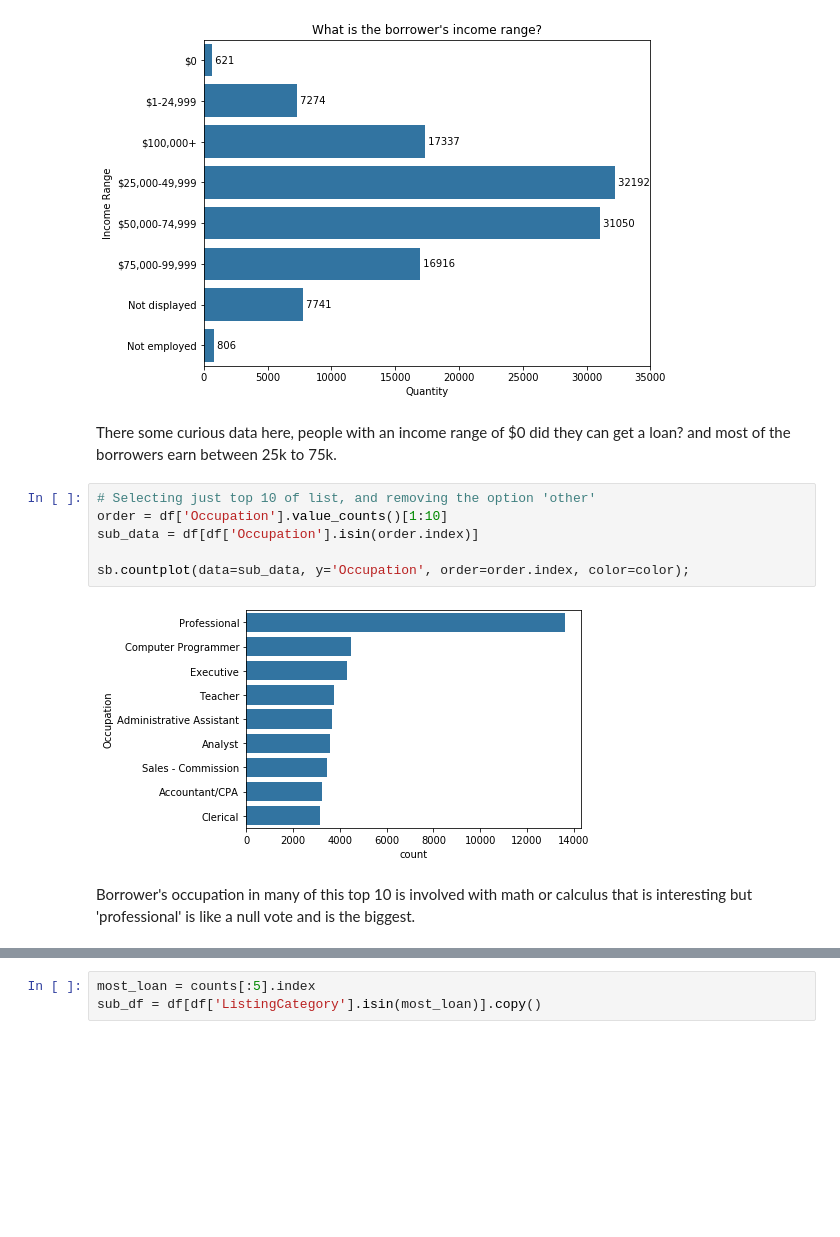
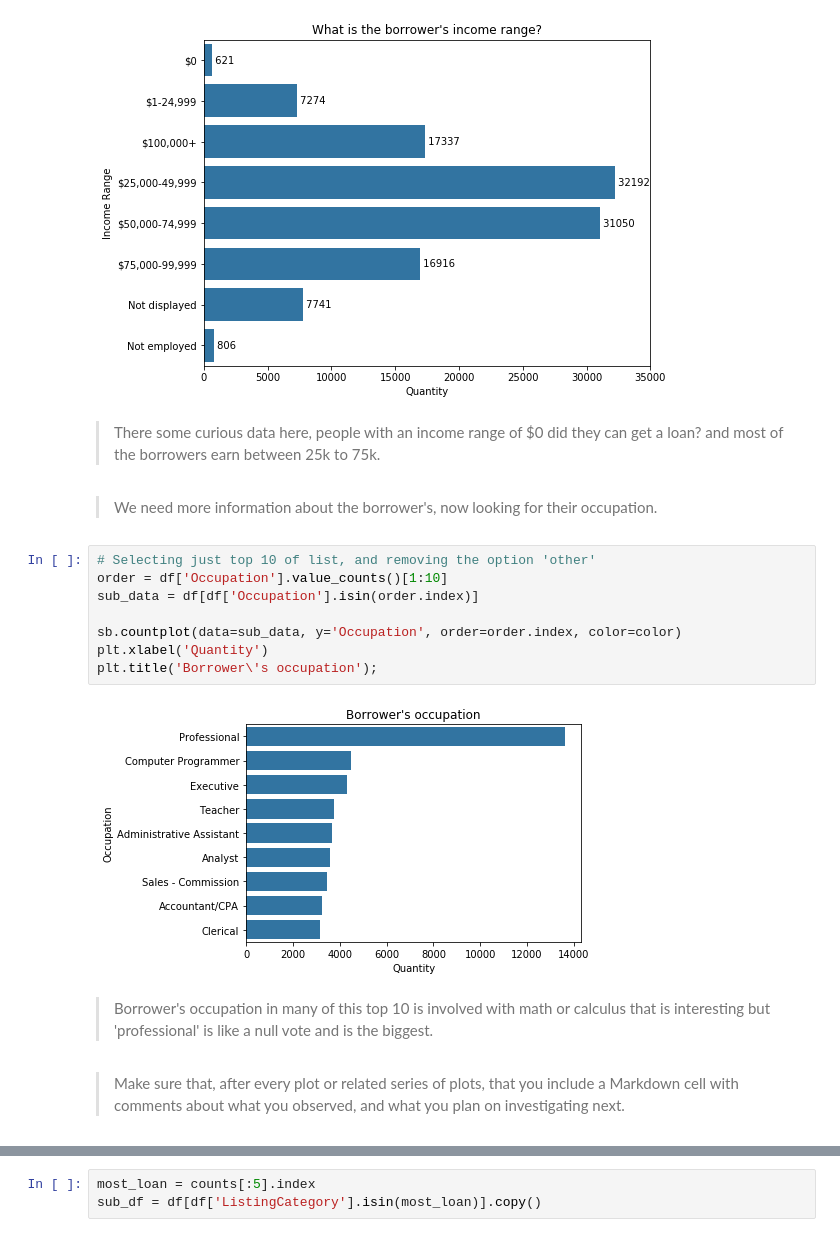
Before and after one commit to Phomint/Udacity_DataAnalysis, a Jupyter notebook: Projects/Project_5/exploration_template.ipynb, the cells around one changed output, grey strips where cells are left out. Cells and saved outputs as stored; diff of their text form; blank space fills up the shorter version.

```diff
--- a/Projects/Project_5/exploration_template.ipynb
+++ b/Projects/Project_5/exploration_template.ipynb
@@ -102,14 +114,22 @@ plt.title('What is the borrower\'s income range?');
 # %% [output]
 [figure]
 # %% [markdown]
-There some curious data here, people with an income range of $0 did they can get a loan? and most of the borrowers earn between 25k to 75k.
+> There some curious data here, people with an income range of $0 did they can get a loan? and most of the borrowers earn between 25k to 75k.
+# %% [markdown]
+> We need more information about the borrower's, now looking for their occupation.
 # %%
 # Selecting just top 10 of list, and removing the option 'other'
 order = df['Occupation'].value_counts()[1:10]
 sub_data = df[df['Occupation'].isin(order.index)]
 
-sb.countplot(data=sub_data, y='Occupation', order=order.index, color=color);
+sb.countplot(data=sub_data, y='Occupation', order=order.index, color=color)
+plt.xlabel('Quantity')
+plt.title('Borrower\'s occupation');
 # %% [output]
-[figure, old version]
+[figure, new version]
 # %% [markdown]
-Borrower's occupation in many of this top 10 is involved with math or calculus that is interesting but 'professional' is like a null vote and is the biggest.
+> Borrower's occupation in many of this top 10 is involved with math or calculus that is interesting but 'professional' is like a null vote and is the biggest.
+# %% [markdown]
+> Make sure that, after every plot or related series of plots, that you
+include a Markdown cell with comments about what you observed, and what
+you plan on investigating next.
```
Also changed, not shown: parts of 40 cells of this notebook, 3 other files.
